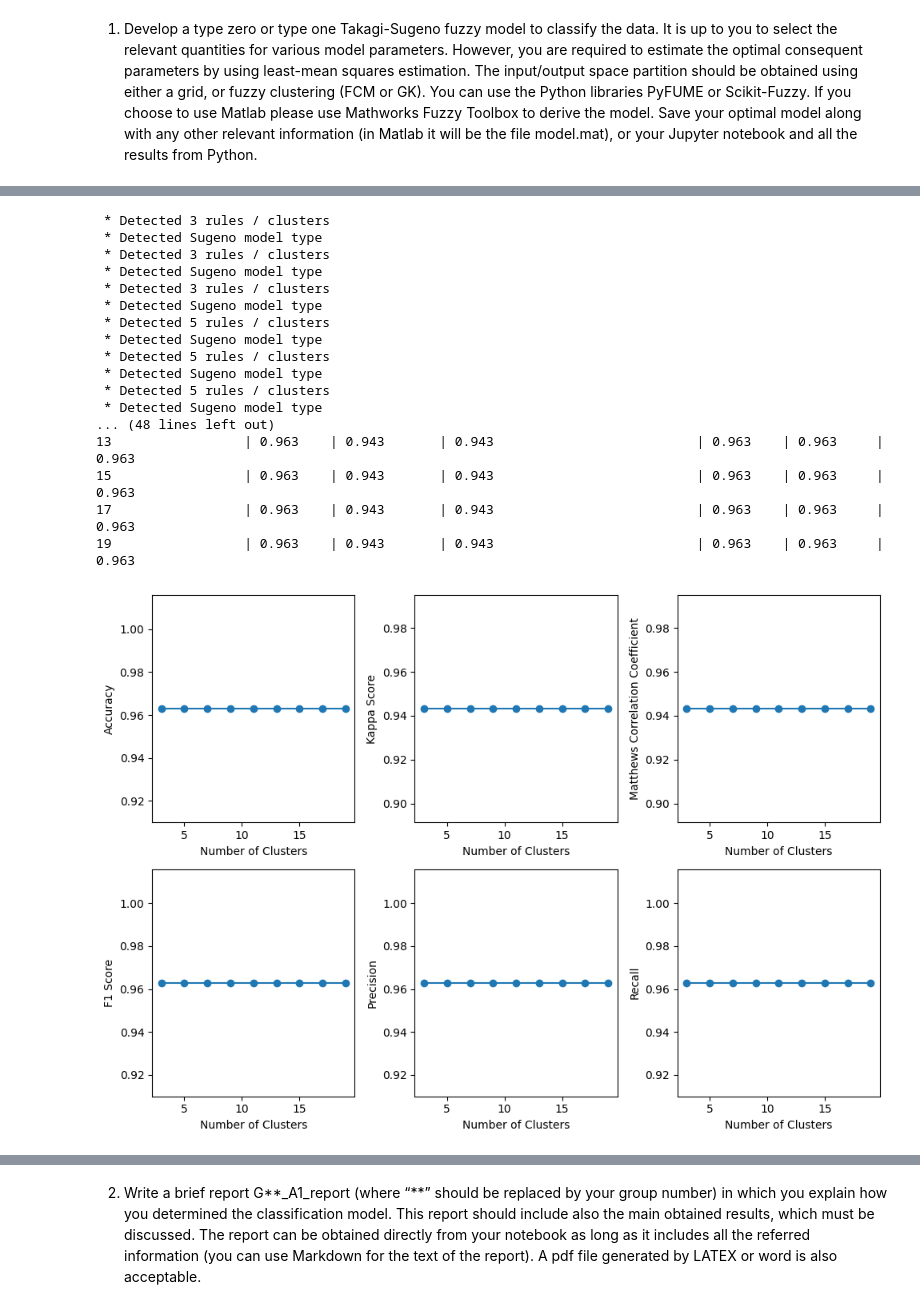
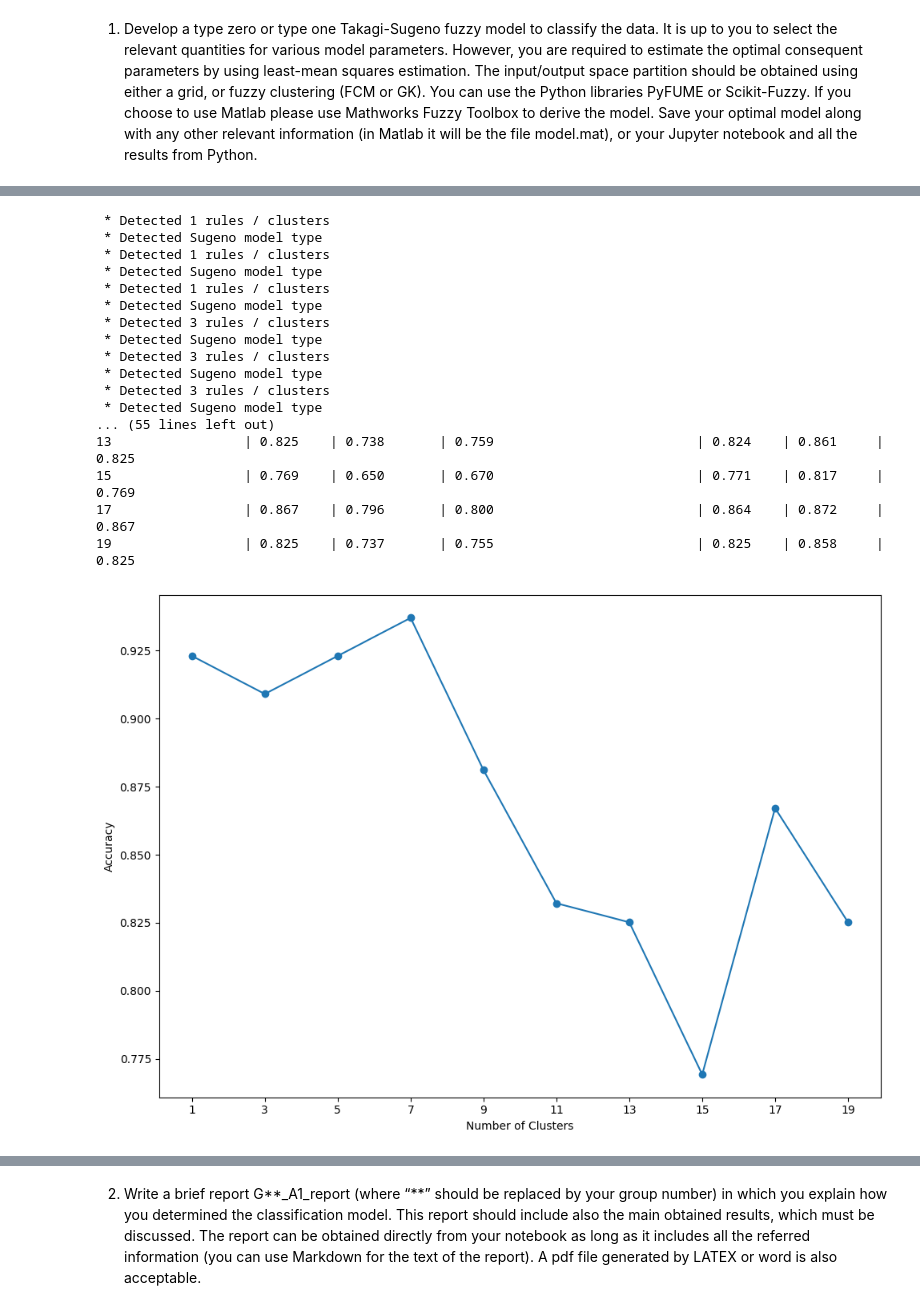
Before and after one commit to andrelopes2001/Intelligent_Systems, a Jupyter notebook: Assignment 1.ipynb, the cells around one changed output, grey strips where cells are left out. Saved outputs shown, nothing was run; the diff lists cells and outputs as text; code cells hidden in the pictures.

```diff
--- a/Assignment 1.ipynb
+++ b/Assignment 1.ipynb
@@ -303,7 +320,7 @@ y = y.to_numpy()
 
 # random_state=42
 # Split the data into training and test sets
-X_train, X_test, y_train, y_test = train_test_split(X, y, test_size=0.3)
+X_train, X_test, y_train, y_test = train_test_split(X, y, test_size=0.8)
 
 # Create 0-vs-all target vector
 y_train_0_vs_all = vectorize({1:1,2:0,3:0}.get)(y_train)
@@ -386,7 +403,6 @@ for num_clusters in num_clusters_list:
 
     y_pred = argmax(y_pred_probs,axis=1) + 1
 
-
     acc_score = accuracy_score(y_test, y_pred)
     kappa = cohen_kappa_score(y_test, y_pred)
     matthew = matthews_corrcoef(y_test, y_pred)
@@ -400,60 +416,75 @@ for num_clusters in num_clusters_list:
     precision_scores.append(precision)
     recall_scores.append(recall)
 
-# Print and plot the results
-print("Number of Clusters | Accuracy | Kappa Score | Matthews Correlation Coefficient | F1 Score | Precision | Recall")
-for i in range(len(num_clusters_list)):
-    print(f"{num_clusters_list[i]:<18} | {accuracy_scores[i]:<8.3f} | {kappa_scores[i]:<11.3f} | {matthews_scores[i]:<30.3f} | {f1_scores[i]:<8.3f} | {precision_scores[i]:<9.3f} | {recall_scores[i]:<6.3f}")
+plt.figure(figsize=(10, 7))
+plt.plot(num_clusters_list, accuracy_scores, marker='o')
+plt.xlabel("Number of Clusters")
+plt.xticks([1, 3, 5, 7, 9, 11, 13, 15, 17, 19])
+plt.ylabel("Accuracy")
+plt.savefig('accuracy.png')
+plt.tight_layout()
+plt.show()
 
 plt.figure(figsize=(10, 7))
-plt.subplot(2, 3, 1)
-plt.plot(num_clusters_list, accuracy_scores, marker='o')
-plt.xlabel("Number of Clusters")
-plt.ylabel("Accuracy")
-
-plt.subplot(2, 3, 2)
 plt.plot(num_clusters_list, kappa_scores, marker='o')
 plt.xlabel("Number of Clusters")
+plt.xticks([1, 3, 5, 7, 9, 11, 13, 15, 17, 19])
 plt.ylabel("Kappa Score")
+plt.savefig('kappa.png')
+plt.tight_layout()
+plt.show()
 
-plt.subplot(2, 3, 3)
+plt.figure(figsize=(10, 7))
 plt.plot(num_clusters_list, matthews_scores, marker='o')
 plt.xlabel("Number of Clusters")
+plt.xticks([1, 3, 5, 7, 9, 11, 13, 15, 17, 19])
 plt.ylabel("Matthews Correlation Coefficient")
+plt.savefig('matthews.png')
+plt.tight_layout()
+plt.show()
 
-plt.subplot(2, 3, 4)
+plt.figure(figsize=(10, 7))
 plt.plot(num_clusters_list, f1_scores, marker='o')
 plt.xlabel("Number of Clusters")
+plt.xticks([1, 3, 5, 7, 9, 11, 13, 15, 17, 19])
 plt.ylabel("F1 Score")
+plt.savefig('f1.png')
+plt.tight_layout()
+plt.show()
 
-plt.subplot(2, 3, 5)
+plt.figure(figsize=(10, 7))
 plt.plot(num_clusters_list, precision_scores, marker='o')
 plt.xlabel("Number of Clusters")
+plt.xticks([1, 3, 5, 7, 9, 11, 13, 15, 17, 19])
 plt.ylabel("Precision")
+plt.savefig('precision.png')
+plt.tight_layout()
+plt.show()
 
-plt.subplot(2, 3, 6)
+plt.figure(figsize=(10, 7))
 plt.plot(num_clusters_list, recall_scores, marker='o')
 plt.xlabel("Number of Clusters")
+plt.xticks([1, 3, 5, 7, 9, 11, 13, 15, 17, 19])
 plt.ylabel("Recall")
-
+plt.savefig('recall.png')
 plt.tight_layout()
 plt.show()
 # %% [output]
+ * Detected 1 rules / clusters
+ * Detected Sugeno model type
+ * Detected 1 rules / clusters
+ * Detected Sugeno model type
+ * Detected 1 rules / clusters
+ * Detected Sugeno model type
  * Detected 3 rules / clusters
  * Detected Sugeno model type
  * Detected 3 rules / clusters
  * Detected Sugeno model type
  * Detected 3 rules / clusters
  * Detected Sugeno model type
- * Detected 5 rules / clusters
- * Detected Sugeno model type
- * Detected 5 rules / clusters
- * Detected Sugeno model type
- * Detected 5 rules / clusters
- * Detected Sugeno model type
-... (48 lines left out)
-13                 | 0.963    | 0.943       | 0.943                          | 0.963    | 0.963     | 0.963
-15                 | 0.963    | 0.943       | 0.943                          | 0.963    | 0.963     | 0.963
-17                 | 0.963    | 0.943       | 0.943                          | 0.963    | 0.963     | 0.963
-19                 | 0.963    | 0.943       | 0.943                          | 0.963    | 0.963     | 0.963
+... (55 lines left out)
+13                 | 0.825    | 0.738       | 0.759                          | 0.824    | 0.861     | 0.825
+15                 | 0.769    | 0.650       | 0.670                          | 0.771    | 0.817     | 0.769
+17                 | 0.867    | 0.796       | 0.800                          | 0.864    | 0.872     | 0.867
+19                 | 0.825    | 0.737       | 0.755                          | 0.825    | 0.858     | 0.825
-[figure, old version]
+[figure, new version]
```
Also changed, not shown: parts of 9 cells of this notebook, 13 other files.
